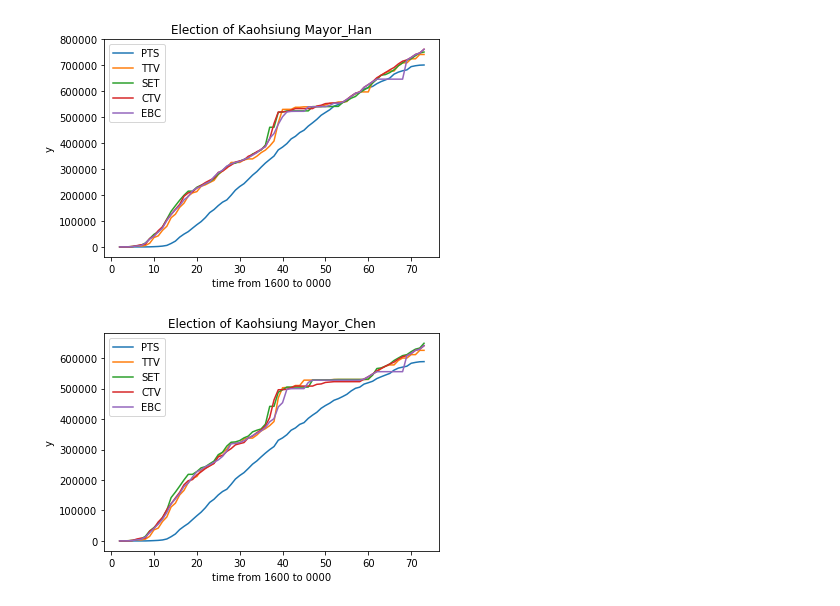
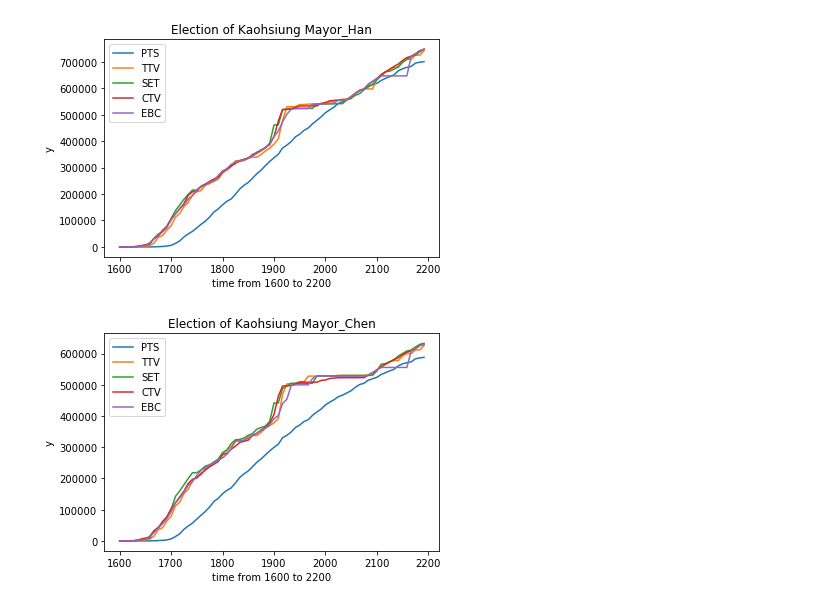
Before and after one commit to chenanchien/csx, a Jupyter notebook: hw1/hw1.ipynb, the cells around one changed output. Saved outputs shown, nothing was run; the diff lists cells and outputs as text; code cells hidden in the pictures.

```diff
--- a/hw1/hw1.ipynb
+++ b/hw1/hw1.ipynb
@@ -6,10 +6,9 @@ import pandas as pd
 import numpy as np
 
 x = []
-x2 = []
 y = [[],[],[],[],[]]
 y2 = [[],[],[],[],[]]
-
+y3 = [[],[],[],[],[]]
 
 
 #Time-Han	PTS	TTV	SET	CTV	EBC	Time-Chen	PTS	TTV	SET	CTV	EBC
@@ -20,36 +19,42 @@ with open('election.csv', 'r') as csvfile:
             x.append(row[0])
             for j in range(0,5):
                 y[j].append(row[j+1])
+    with open('election2.csv', 'r') as csvfile:
+        plots2 = csv.reader(csvfile)
+        for row in plots2:
+            if(row != ['','','','','']):
+                for j in range(0,5):
+                    y2[j].append(row[j+1])
 
-with open('election2.csv', 'r') as csvfile:
-    plots2 = csv.reader(csvfile)
-    for row in plots2:
-        if(row != ['','','','','']):
-            x2.append(row[0])
-            for j in range(0,5):
-                y2[j].append(row[j+1])
-
-plt.plot(x[1:73],y[0][1:73], label='PTS')
-plt.plot(x[1:73],y[1][1:73], label='TTV')
-plt.plot(x[1:73],y[2][1:73], label='SET')
-plt.plot(x[1:73],y[3][1:73], label='CTV')
-plt.plot(x[1:73],y[4][1:73], label='EBC')
-plt.xlabel('time from 1600 to 0000')
-plt.ylabel('y')
-plt.title('Election of Kaohsiung Mayor_Han')
-plt.legend()
-plt.show()
-
-plt.plot(x2[1:73],y2[0][1:73], label='PTS')
-plt.plot(x2[1:73],y2[1][1:73], label='TTV')
-plt.plot(x2[1:73],y2[2][1:73], label='SET')
-plt.plot(x2[1:73],y2[3][1:73], label='CTV')
-plt.plot(x2[1:73],y2[4][1:73], label='EBC')
-plt.xlabel('time from 1600 to 0000')
-plt.ylabel('y')
-plt.title('Election of Kaohsiung Mayor_Chen')
-plt.legend()
-plt.show()
+for i in range(0,73):
+    for j in range(0,5):
+        y3[j].append(int(y[j][i]) - int(y2[j][i]))
-# %% [output]
-[figure, removed]
-[figure, removed]
+# %%
+plt.plot(x[0:72],y[0][0:72], label='PTS')
+plt.plot(x[0:72],y[1][0:72], label='TTV')
+plt.plot(x[0:72],y[2][0:72], label='SET')
+plt.plot(x[0:72],y[3][0:72], label='CTV')
+plt.plot(x[0:72],y[4][0:72], label='EBC')
+plt.xlabel('time from 1600 to 2200')
+plt.ylabel('y')
+plt.title('Election of Kaohsiung Mayor_Han')
+plt.xticks([1,13,25,37,49,61,73],['1600','1700','1800','1900','2000','2100','2200'])
+
+plt.legend()
+plt.show()
+# %% [output]
+[figure, added]
+# %%
+plt.plot(x[0:72],y2[0][0:72], label='PTS')
+plt.plot(x[0:72],y2[1][0:72], label='TTV')
+plt.plot(x[0:72],y2[2][0:72], label='SET')
+plt.plot(x[0:72],y2[3][0:72], label='CTV')
+plt.plot(x[0:72],y2[4][0:72], label='EBC')
+plt.xlabel('time from 1600 to 2200')
+plt.ylabel('y')
+plt.title('Election of Kaohsiung Mayor_Chen')
+plt.xticks([1,13,25,37,49,61,73],['1600','1700','1800','1900','2000','2100','2200'])
+plt.legend()
+plt.show()
+# %% [output]
+[figure, added]
```
Also changed, not shown: parts of 3 cells of this notebook.
